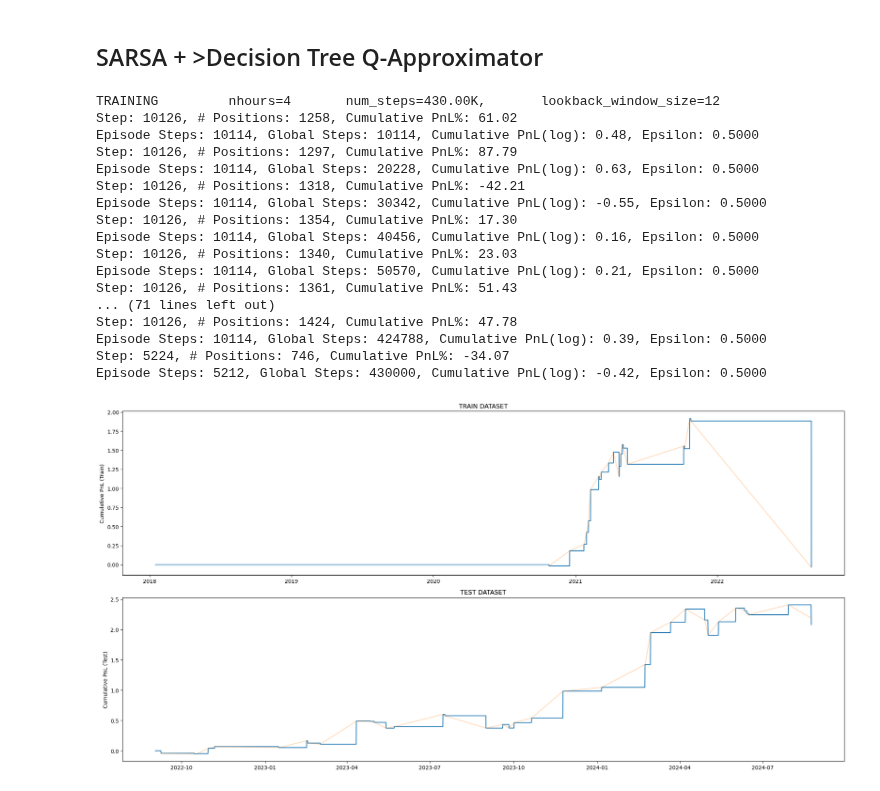
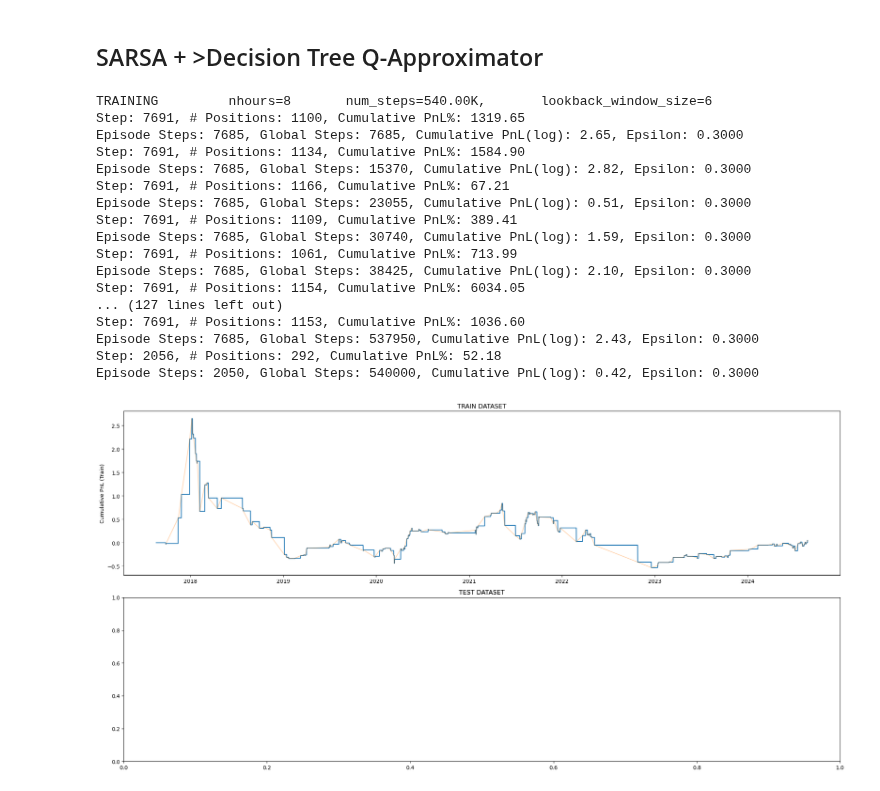
Before and after one commit to petarkabashki/pk-crypto-tools, a Jupyter notebook: 2024-research/RL-Ichimoku-Custom.ipynb, the cells around one changed output. Cells and saved outputs as stored; diff of their text form; code cells hidden in the pictures.

```diff
--- a/2024-research/RL-Ichimoku-Custom.ipynb
+++ b/2024-research/RL-Ichimoku-Custom.ipynb
@@ -161,58 +552,83 @@ def load_and_create_features(exchange, asset, quote, nhours, train_size=0.7):
 # %%
 # Parameters
-exchange = 'binance'; asset = 'BTC'; quote = 'USDT'; nhours = 4
+exchange = 'binance'; asset = 'BTC'; quote = 'USDT'; nhours = 8
 
-lookback_window_size = int(24/nhours) * 7
+lookback_window_size = int(24/nhours) * 2
+# lookback_window_size = 3
 # Load data and create features
-train_df, test_df, train_log_prices, test_log_prices = load_and_create_features(exchange, asset, quote, nhours,train_size=0.7)
+df = load_data(exchange, asset, quote, nhours).ffill()
+df_indicators = create_indicators(df, nhours)
+df_features = create_features(df_indicators)
 
+# Remove NaNs from features
+df_features = df_features.dropna()
 
+# Use df_features index to filter df and df_indicators
+df = df.loc[df_features.index]
+df_indicators = df_indicators.loc[df_features.index]
+
+# Create log prices
+log_prices = np.log(df['close']).ffill()
+
+# Verify all dataframes have the same length
+assert len(df) == len(df_indicators) == len(df_features) == len(log_prices), "Dataframe lengths do not match"
+# Create log prices
+
+# Split all dataframes at once
+(train_df, train_indicators, train_features, train_log_prices), \
+(test_df, test_indicators, test_features, test_log_prices) = split_dataframes([df, df_indicators, df_features, log_prices], train_size=1)
+
+trading_mode = 'long_only'
 # Initialize the training and testing environments
-train_env = TradingEnv(train_df, train_log_prices, lookback_window_size=lookback_window_size)
-test_env = TradingEnv(test_df, test_log_prices, lookback_window_size=lookback_window_size)
+train_env = TradingEnv(train_features, train_log_prices, lookback_window_size=lookback_window_size, trading_mode=trading_mode)
 
 # Initialize the SARSA agent with overfitting prevention
 # agent = SARSATabularAgent(env=train_env)
 # agent = SARSAOptTabularAgent(env=train_env, epsilon=.5, alpha=0.3, gamma=0.99, min_epsilon=0.001, epsilon_decay=0.9995, early_stopping_steps=1000000)
-agent = SARSAOptTabularAgent(train_env, alpha=0.3, epsilon=0.5, gamma=0.99, early_stopping_steps=1000000)
+agent = SARSAOptTabularAgent(train_env, alpha=0.3, epsilon=0.3, gamma=0.996, early_stopping_steps=1000000)
 
 
 # Train the agent using SARSA
 # num_episodes= int((5000*train_env.observation_space.shape[0]) / len(train_df))
 
-num_steps= int((5000*train_env.observation_space.shape[0]))
+num_steps= int((10000*train_env.observation_space.shape[0]))
 
 # print(f'TRAINING\t nhours={nhours}\tnum_episodes={num_episodes},\t lookback_window_size={lookback_window_size}')
 print(f'TRAINING\t nhours={nhours}\tnum_steps={num_steps/1000:.2f}K,\t lookback_window_size={lookback_window_size}')
 agent.train(num_steps=num_steps)
 
 # with open('SARSA-TradingEnv.pkl', 'wb') as f: pickle.dump(env, f)
 # with open('SARSA-Agent.pkl', 'wb') as f: pickle.dump(agent, f)
 
 
 train_backtest_df,train_trades_df = perform_backtest(agent, train_env)
-test_backtest_df,test_trades_df = perform_backtest(agent, test_env)
 
-plot_cumulative_pnl(train_backtest_df, train_trades_df, test_backtest_df, test_trades_df)
+test_backtest_df,test_trades_df = None, None
+if(len(test_df) > 0):
+    test_env = TradingEnv(test_features, test_log_prices, lookback_window_size=lookback_window_size, trading_mode=trading_mode)
+    test_backtest_df,test_trades_df = perform_backtest(agent, test_env)
+
+fig, ax1, ax2 = plot_cumulative_pnl(train_backtest_df, train_trades_df, test_backtest_df, test_trades_df)
+
 # # with open('complex_object.pkl', 'rb') as f: env = pickle.load(f)
 
 # with open('SARSA-Agent.pkl', 'wb') as f: pickle.dump(agent, f)
 # %% [output]
-TRAINING         nhours=4       num_steps=430.00K,       lookback_window_size=12
-Step: 10126, # Positions: 1258, Cumulative PnL%: 61.02
-Episode Steps: 10114, Global Steps: 10114, Cumulative PnL(log): 0.48, Epsilon: 0.5000
-Step: 10126, # Positions: 1297, Cumulative PnL%: 87.79
-Episode Steps: 10114, Global Steps: 20228, Cumulative PnL(log): 0.63, Epsilon: 0.5000
-Step: 10126, # Positions: 1318, Cumulative PnL%: -42.21
-Episode Steps: 10114, Global Steps: 30342, Cumulative PnL(log): -0.55, Epsilon: 0.5000
-Step: 10126, # Positions: 1354, Cumulative PnL%: 17.30
-Episode Steps: 10114, Global Steps: 40456, Cumulative PnL(log): 0.16, Epsilon: 0.5000
-Step: 10126, # Positions: 1340, Cumulative PnL%: 23.03
-Episode Steps: 10114, Global Steps: 50570, Cumulative PnL(log): 0.21, Epsilon: 0.5000
-Step: 10126, # Positions: 1361, Cumulative PnL%: 51.43
-... (71 lines left out)
-Step: 10126, # Positions: 1424, Cumulative PnL%: 47.78
-Episode Steps: 10114, Global Steps: 424788, Cumulative PnL(log): 0.39, Epsilon: 0.5000
-Step: 5224, # Positions: 746, Cumulative PnL%: -34.07
-Episode Steps: 5212, Global Steps: 430000, Cumulative PnL(log): -0.42, Epsilon: 0.5000
+TRAINING         nhours=8       num_steps=540.00K,       lookback_window_size=6
+Step: 7691, # Positions: 1100, Cumulative PnL%: 1319.65
+Episode Steps: 7685, Global Steps: 7685, Cumulative PnL(log): 2.65, Epsilon: 0.3000
+Step: 7691, # Positions: 1134, Cumulative PnL%: 1584.90
+Episode Steps: 7685, Global Steps: 15370, Cumulative PnL(log): 2.82, Epsilon: 0.3000
+Step: 7691, # Positions: 1166, Cumulative PnL%: 67.21
+Episode Steps: 7685, Global Steps: 23055, Cumulative PnL(log): 0.51, Epsilon: 0.3000
+Step: 7691, # Positions: 1109, Cumulative PnL%: 389.41
+Episode Steps: 7685, Global Steps: 30740, Cumulative PnL(log): 1.59, Epsilon: 0.3000
+Step: 7691, # Positions: 1061, Cumulative PnL%: 713.99
+Episode Steps: 7685, Global Steps: 38425, Cumulative PnL(log): 2.10, Epsilon: 0.3000
+Step: 7691, # Positions: 1154, Cumulative PnL%: 6034.05
+... (127 lines left out)
+Step: 7691, # Positions: 1153, Cumulative PnL%: 1036.60
+Episode Steps: 7685, Global Steps: 537950, Cumulative PnL(log): 2.43, Epsilon: 0.3000
+Step: 2056, # Positions: 292, Cumulative PnL%: 52.18
+Episode Steps: 2050, Global Steps: 540000, Cumulative PnL(log): 0.42, Epsilon: 0.3000
-[figure, old version]
+[figure, new version]
```
Also changed, not shown: parts of 8 cells of this notebook, 4 other files.
